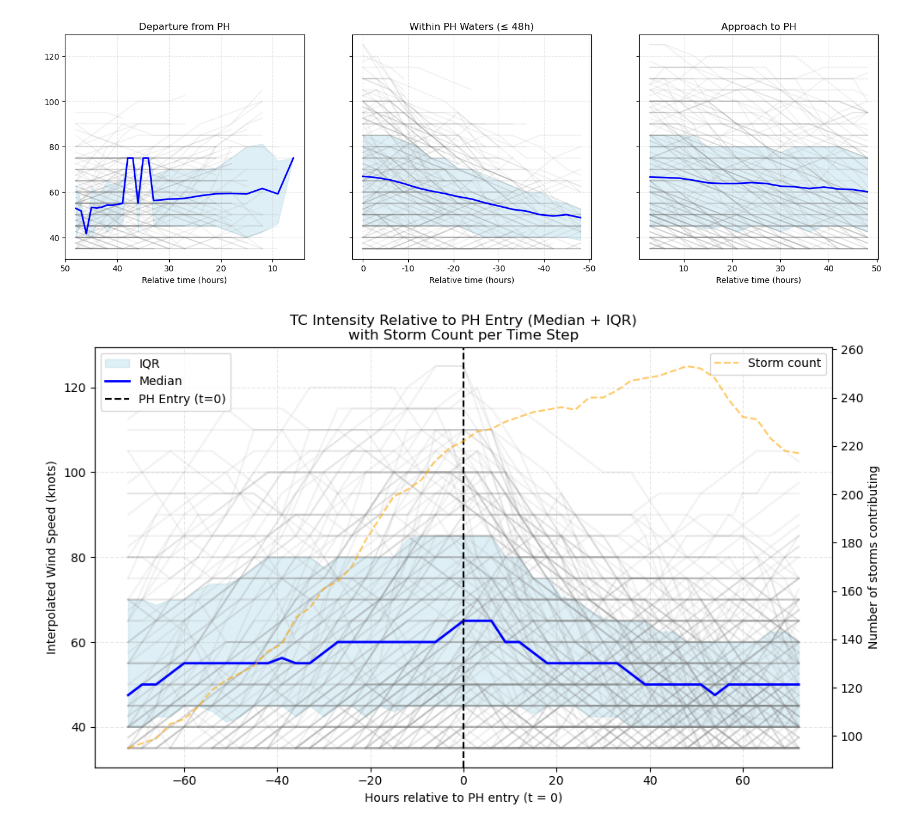
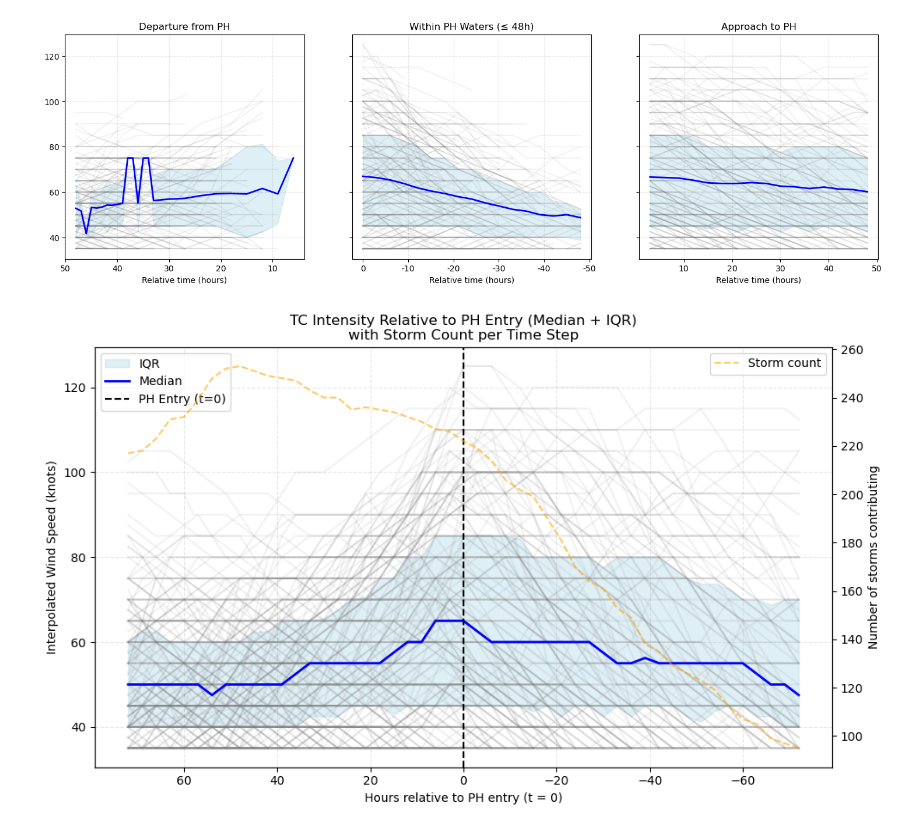
Before and after one commit to baracoma/tc-statistics, a Jupyter notebook: calculate-lifetime.ipynb, the cells around one changed output. Drawn from its saved outputs; the diff is of its cells as text; code cells hidden in the pictures.

Commit message:
included new plots

```diff
--- a/calculate-lifetime.ipynb
+++ b/calculate-lifetime.ipynb
@@ -551,26 +551,26 @@ stats = stats[stats['count'] >= 5]
 # %%
 fig, ax1 = plt.subplots(figsize=(10, 6))
 
 # Main intensity plot
 for sid, group in df_plot.groupby('SID'):
     ax1.plot(group['t_step'], group['WMO_WIND_interp'], color='gray', alpha=0.1)
 
 ax1.fill_between(stats['t_step'], stats['p25'], stats['p75'], color='lightblue', alpha=0.4, label='IQR')
 ax1.plot(stats['t_step'], stats['median'], color='blue', linewidth=2, label='Median')
 ax1.axvline(0, color='black', linestyle='--', label='PH Entry (t=0)')
 ax1.set_xlabel("Hours relative to PH entry (t = 0)")
 ax1.set_ylabel("Interpolated Wind Speed (knots)")
 ax1.grid(True, linestyle='--', alpha=0.3)
 ax1.legend(loc='upper left')
 
 # Secondary axis for storm count
 ax2 = ax1.twinx()
 ax2.plot(stats['t_step'], stats['count'], color='orange', alpha=0.6, linestyle='--', label='Storm count')
 ax2.set_ylabel("Number of storms contributing")
 ax2.legend(loc='upper right')
-
+ax2.invert_xaxis()
 plt.title("TC Intensity Relative to PH Entry (Median + IQR)\nwith Storm Count per Time Step")
 plt.tight_layout()
 plt.show()
 # %% [output]
-[figure, old version]
+[figure, new version]
```
Also changed, not shown: parts of 8 cells of this notebook.
